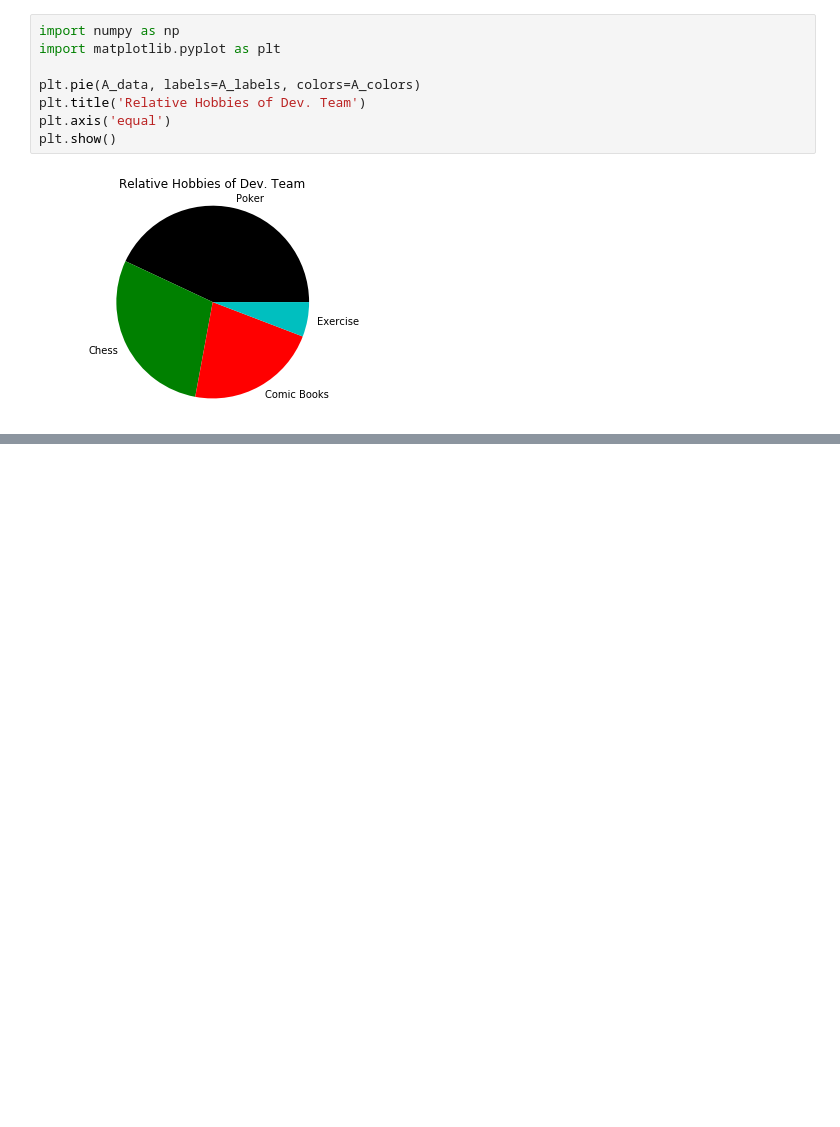
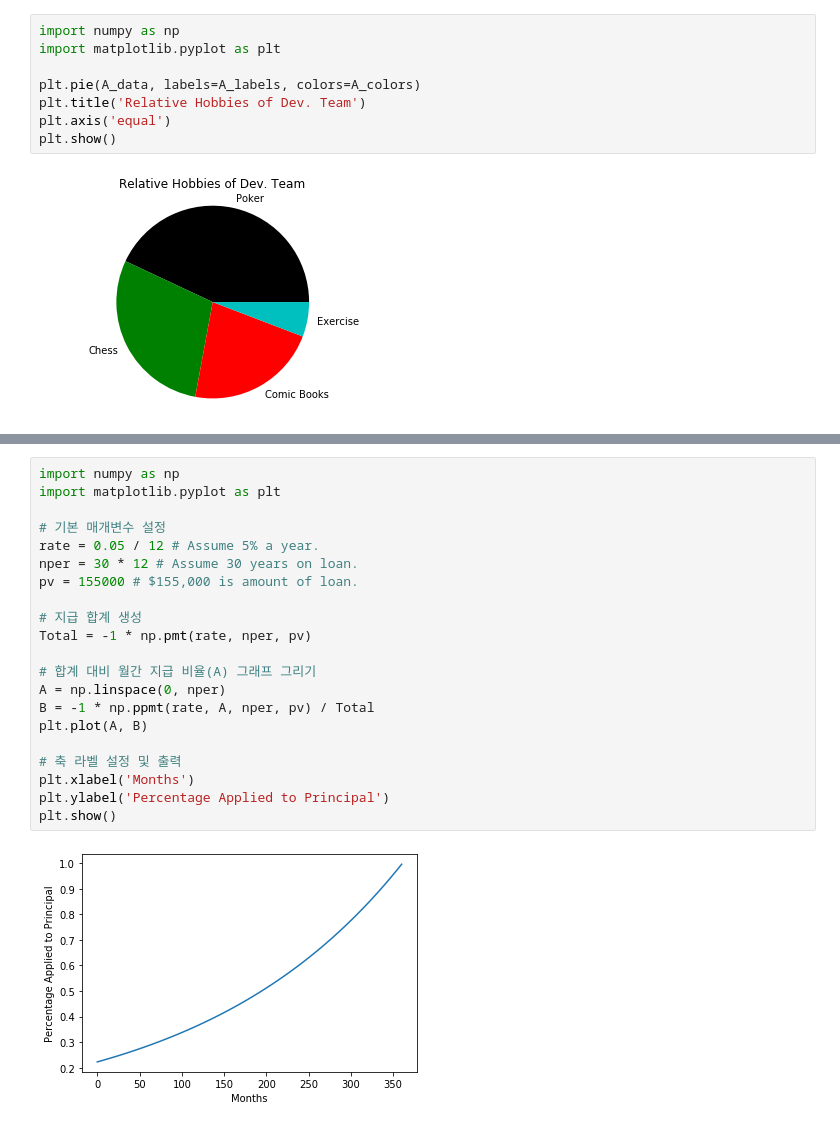
Before and after one commit to seturi/SuperchargedPython, a Jupyter notebook: Ch13.넘파이 고급 사용법.ipynb, the cells around one changed output, grey strips where cells are left out. Saved outputs shown, nothing was run; the diff lists cells and outputs as text; blank space fills up the shorter version.

```diff
--- a/Ch13.넘파이 고급 사용법.ipynb
+++ b/Ch13.넘파이 고급 사용법.ipynb
@@ -267,0 +408,23 @@ plt.show()
+# %%
+import numpy as np
+import matplotlib.pyplot as plt
+
+# 기본 매개변수 설정
+rate = 0.05 / 12 # Assume 5% a year.
+nper = 30 * 12 # Assume 30 years on loan.
+pv = 155000 # $155,000 is amount of loan.
+
+# 지급 합계 생성
+Total = -1 * np.pmt(rate, nper, pv)
+
+# 합계 대비 월간 지급 비율(A) 그래프 그리기
+A = np.linspace(0, nper)
+B = -1 * np.ppmt(rate, A, nper, pv) / Total
+plt.plot(A, B)
+
+# 축 라벨 설정 및 출력
+plt.xlabel('Months')
+plt.ylabel('Percentage Applied to Principal')
+plt.show()
+# %% [output]
+[figure, added]
```
Also changed, not shown: parts of 42 cells of this notebook.
